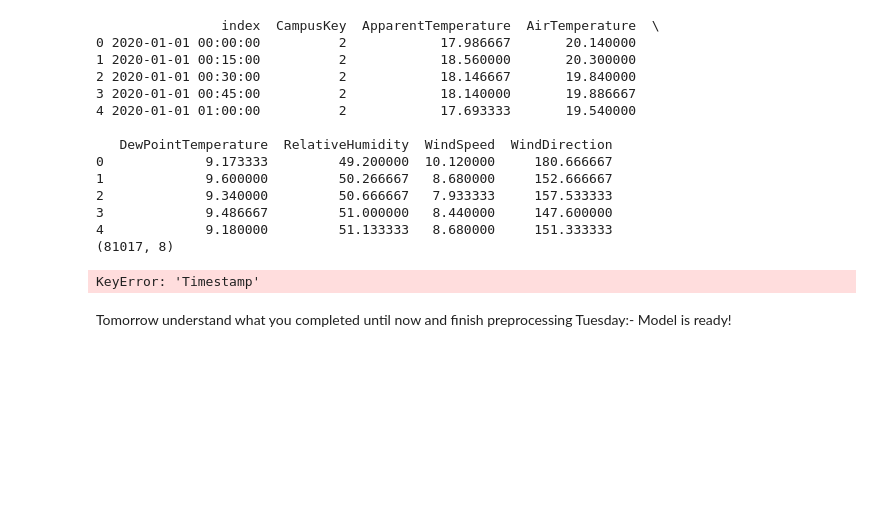
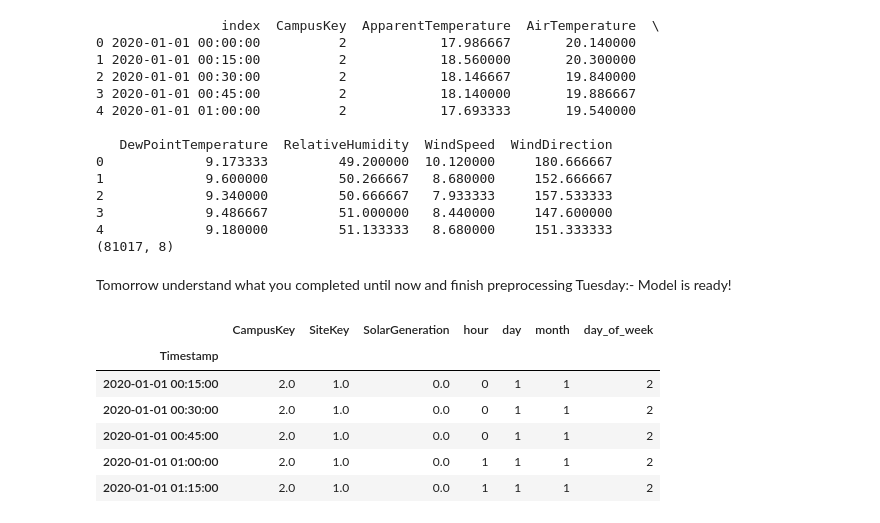
Before and after one commit to vihaanbishnoi/Solar-Panels, a Jupyter notebook: backend/notebooks/timeseries/timeseries.ipynb, the cells around one changed output. Drawn from its saved outputs; the diff is of its cells as text; code cells hidden in the pictures; blank space fills up the shorter version.

```diff
--- a/backend/notebooks/timeseries/timeseries.ipynb
+++ b/backend/notebooks/timeseries/timeseries.ipynb
@@ -361,11 +344,16 @@ print(wcampus2.shape)
 3             9.486667         51.000000   8.440000     147.600000
 4             9.180000         51.133333   8.680000     151.333333
 (81017, 8)
-# %%
-site1['Timestamp'].head()
-wcampus2['Timestamp'].head()
-# %% [output]
-KeyError: 'Timestamp'
 # %% [markdown]
 Tomorrow understand what you completed until now and finish preprocessing
 Tuesday:- Model is ready!
+# %%
+site1.head()
+# %% [output]
+|  | CampusKey | SiteKey | SolarGeneration | hour | day | month | day_of_week |
+| Timestamp |  |  |  |  |  |  |  |
+| 2020-01-01 00:15:00 | 2.0 | 1.0 | 0.0 | 0 | 1 | 1 | 2 |
+| 2020-01-01 00:30:00 | 2.0 | 1.0 | 0.0 | 0 | 1 | 1 | 2 |
+| 2020-01-01 00:45:00 | 2.0 | 1.0 | 0.0 | 0 | 1 | 1 | 2 |
+| 2020-01-01 01:00:00 | 2.0 | 1.0 | 0.0 | 1 | 1 | 1 | 2 |
+| 2020-01-01 01:15:00 | 2.0 | 1.0 | 0.0 | 1 | 1 | 1 | 2 |
```
Also changed, not shown: parts of 39 cells of this notebook.
